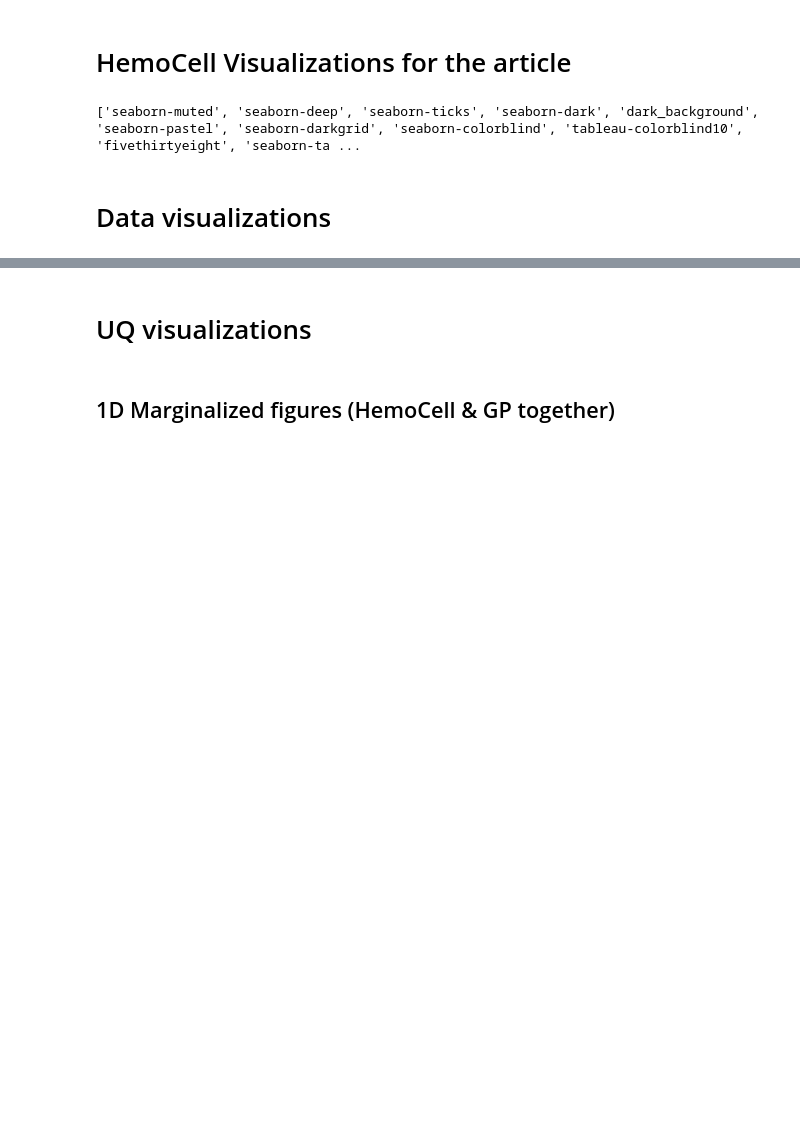
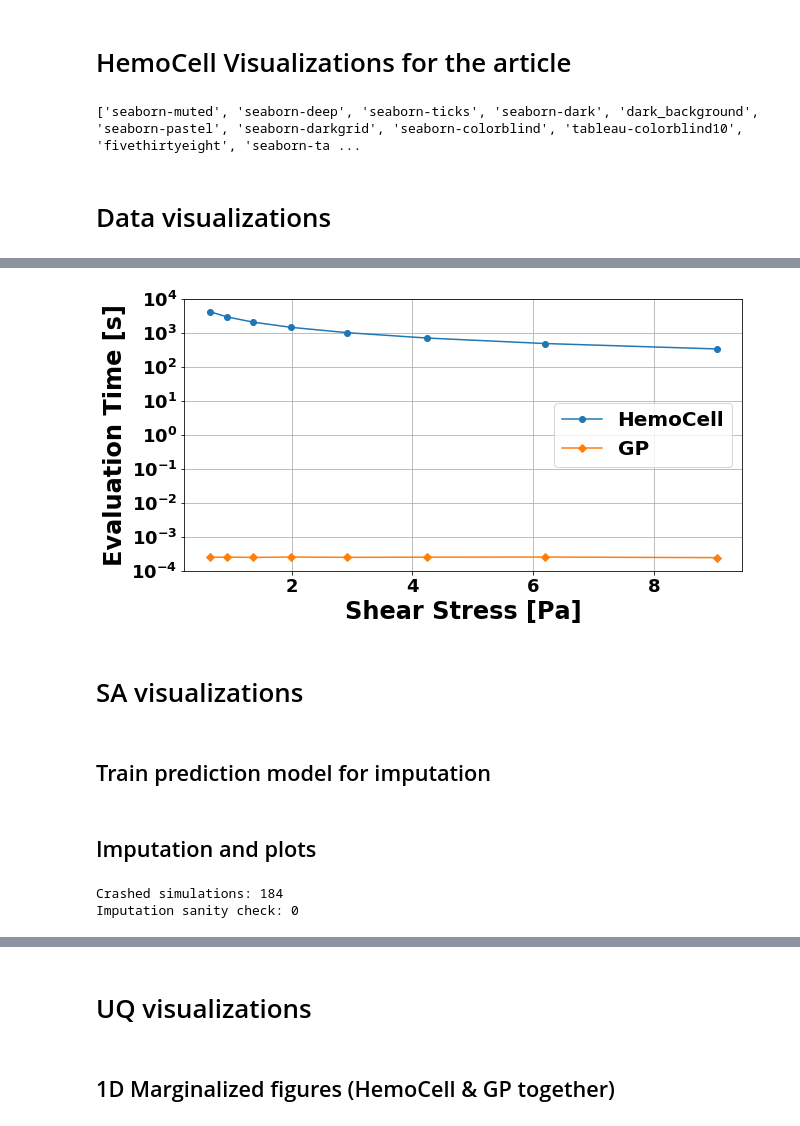
Before and after one commit to devrieskevin/IUQ-Project, a Jupyter notebook: hemocell_visualizations_paper.ipynb, the cells around one changed output, grey strips where cells are left out. Drawn from its saved outputs; the diff is of its cells as text; code cells hidden in the pictures; blank space fills up the shorter version.

```diff
--- a/hemocell_visualizations_paper.ipynb
+++ b/hemocell_visualizations_paper.ipynb
@@ -125,0 +168,50 @@ plt.show()
+# %%
+HC_performance = {0.64:4259.28,
+                  0.93:2975.48,
+                  1.36:2085.16,
+                  1.99:1465.24,
+                  2.91:1023.44,
+                  4.24:709.67,
+                  6.19:489.48,
+                  9.04:339.02
+                 }
+
+GP_performance = {0.64:249e-6,
+                  0.93:253e-6,
+                  1.36:248e-6,
+                  1.99:254e-6,
+                  2.91:249e-6,
+                  4.24:252e-6,
+                  6.19:254e-6,
+                  9.04:244e-6
+                 }
+
+GP_performance_std = {0.64:33.7e-6,
+                      0.93:37.4e-6,
+                      1.36:12.5e-6,
+                      1.99:21.6e-6,
+                      2.91:11.9e-6,
+                      4.24:13e-6,
+                      6.19:31e-6,
+                      9.04:10.9e-6}
+
+plt.figure(figsize=(10,5))
+plt.xlabel("Shear Stress [Pa]",fontsize=axisfontsize)
+plt.ylabel("Evaluation Time [s]",fontsize=axisfontsize)
+
+plt.yscale("log")
+plt.ylim(10**-4,10**4)
+plt.yticks(10**np.arange(-4,5,dtype=np.float))
+plt.grid(True)
+
+plt.plot(list(HC_performance.keys()),list(HC_performance.values()),"o-",label="HemoCell")
+plt.plot(list(GP_performance.keys()),list(GP_performance.values()),"D-",label="GP")
+
+plt.legend(fontsize=labelfontsize)
+plt.show()
+# %% [output]
+[figure, added]
+# %% [markdown]
+# SA visualizations
+# %% [markdown]
+## Train prediction model for imputation
@@ -125,0 +267,2 @@ plt.show()
+# %% [markdown]
+## Imputation and plots
@@ -125,0 +306,19 @@ plt.show()
+# %%
+np.random.seed(6345789)
+
+print("Crashed simulations:",np.sum(sobol_qoi < 0))
+
+if imputation == "zero":
+    sobol_qoi[sobol_qoi < 0] = 0
+elif imputation == "GP_model":
+    sample_idx,var_idx = np.where(sobol_qoi < 0)
+    for n in range(sample_idx.size):
+        arr = np.array([*param_values[sample_idx[n]],shearrate[var_idx[n]]])[None,:]
+        mean = predictionModel(arr)
+
+        sobol_qoi[sample_idx[n],var_idx[n]] = mean
+
+print("Imputation sanity check:",np.sum(sobol_qoi < 0))
+# %% [output]
+Crashed simulations: 184
+Imputation sanity check: 0
```
Also changed, not shown: parts of 20 cells of this notebook, 6 other files.
